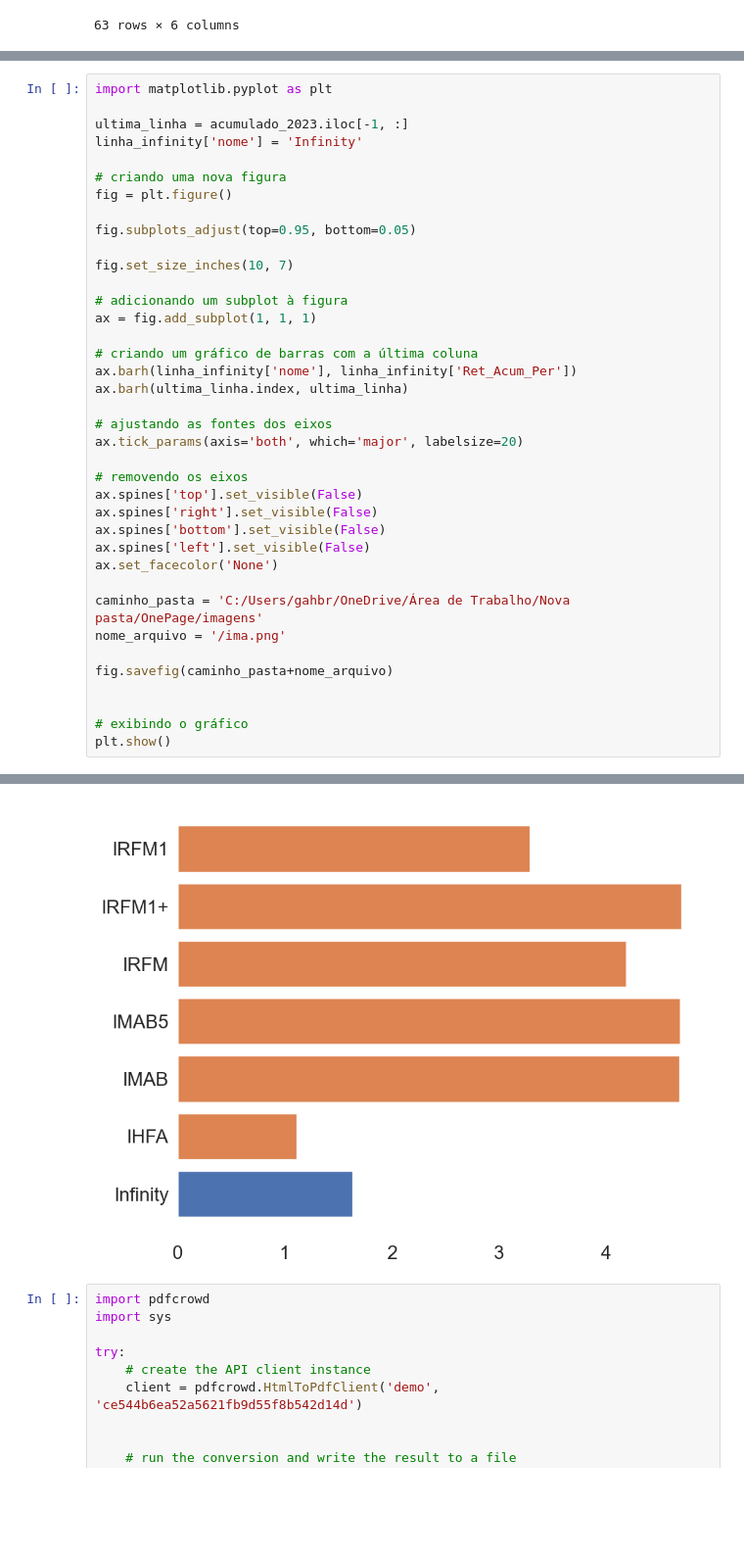
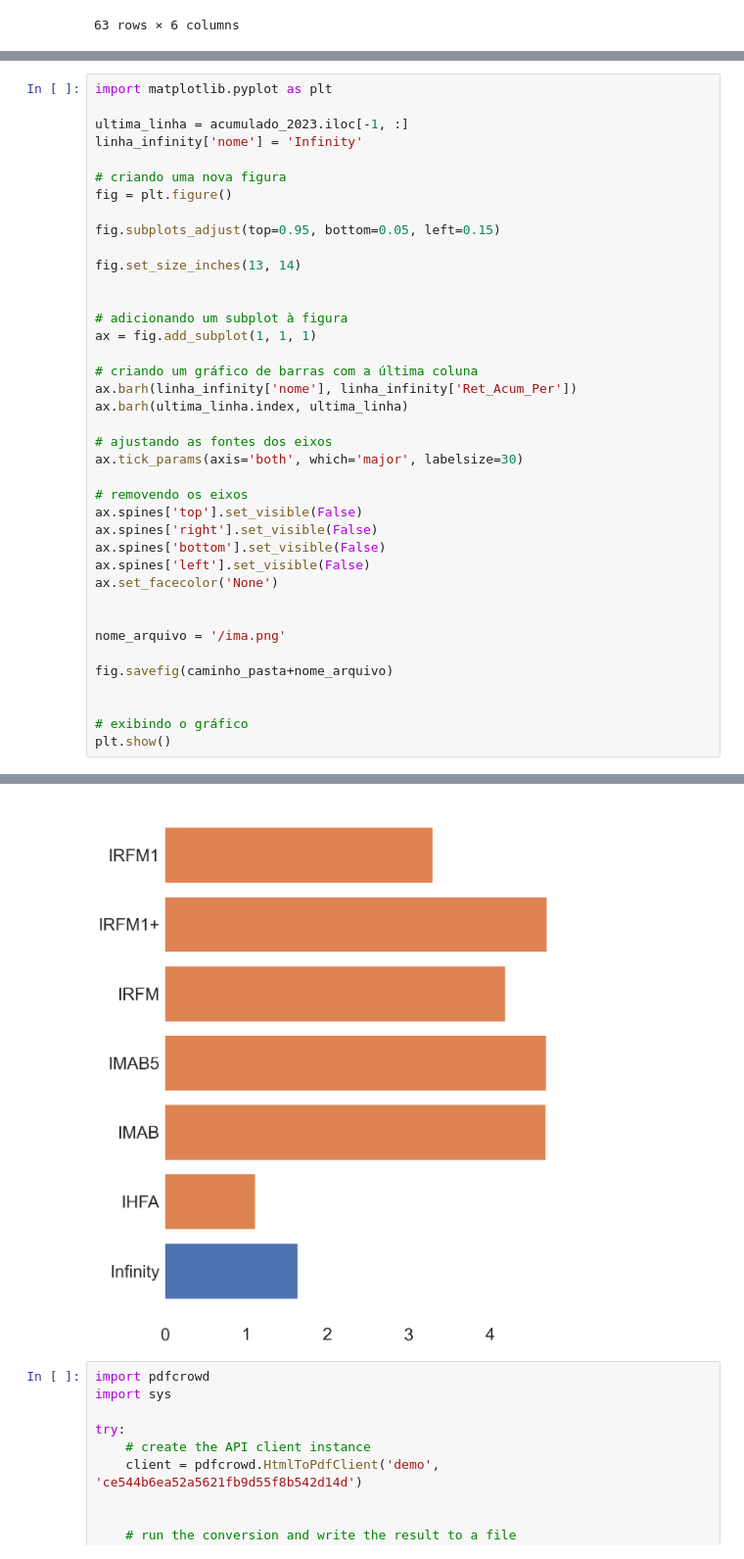
Before and after one commit to gmenezess/Publico, a Jupyter notebook: onepage.ipynb, the cells around one changed output, grey strips where cells are left out. Shown at 98% size. Cells and saved outputs as stored; diff of their text form; blank space fills up the shorter version.

```diff
--- a/onepage.ipynb
+++ b/onepage.ipynb
@@ -723,41 +732,42 @@ linha_infinity['nome'] = 'Infinity'
 # criando uma nova figura
 fig = plt.figure()
 
-fig.subplots_adjust(top=0.95, bottom=0.05)
+fig.subplots_adjust(top=0.95, bottom=0.05, left=0.15)
 
-fig.set_size_inches(10, 7)
+fig.set_size_inches(13, 14)
+
 
 # adicionando um subplot à figura
 ax = fig.add_subplot(1, 1, 1)
 
 # criando um gráfico de barras com a última coluna
 ax.barh(linha_infinity['nome'], linha_infinity['Ret_Acum_Per'])
 ax.barh(ultima_linha.index, ultima_linha)
 
 # ajustando as fontes dos eixos
-ax.tick_params(axis='both', which='major', labelsize=20)
+ax.tick_params(axis='both', which='major', labelsize=30)
 
 # removendo os eixos
 ax.spines['top'].set_visible(False)
 ax.spines['right'].set_visible(False)
 ax.spines['bottom'].set_visible(False)
 ax.spines['left'].set_visible(False)
 ax.set_facecolor('None')
 
-caminho_pasta = 'C:/Users/gahbr/OneDrive/Área de Trabalho/Nova pasta/OnePage/imagens'
+
 nome_arquivo = '/ima.png'
 
 fig.savefig(caminho_pasta+nome_arquivo)
 
 
 # exibindo o gráfico
 plt.show()
 # %% [output]
 A value is trying to be set on a copy of a slice from a DataFrame.
 Try using .loc[row_indexer,col_indexer] = value instead
 
 See the caveats in the documentation: https://pandas.pydata.org/pandas-docs/stable/user_guide/indexing.html#returning-a-view-versus-a-copy
-[figure, old version]
+[figure, new version]
 # %%
 import pdfcrowd
 import sys
```
Also changed, not shown: parts of 4 cells of this notebook, 8 other files.
